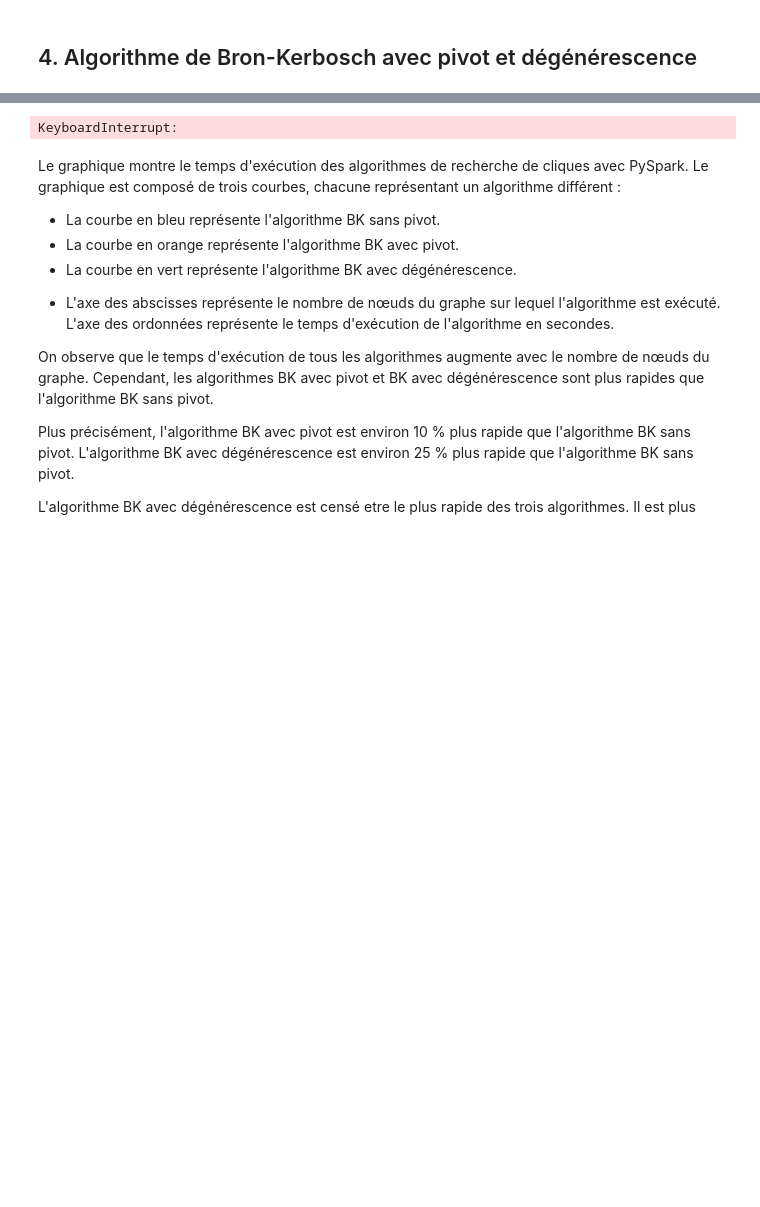
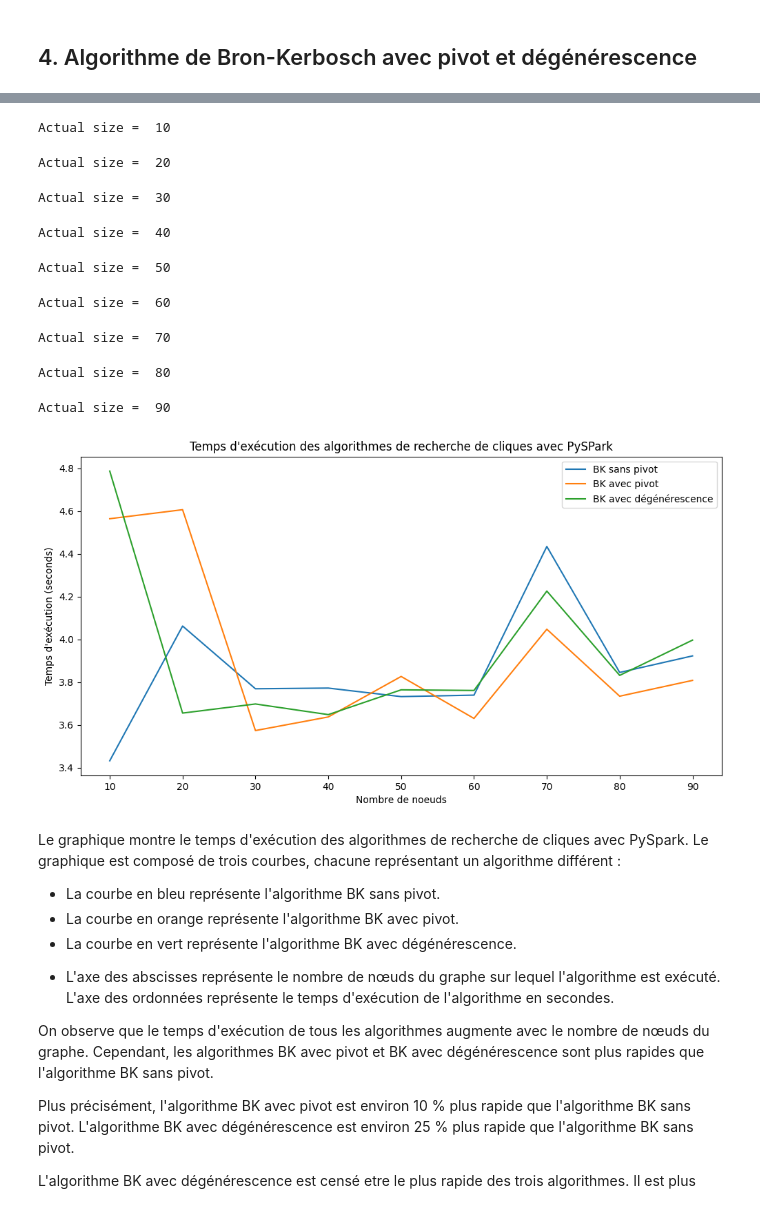
Before and after one commit to Reyane141101/vlg, a Jupyter notebook: tp2_et_3_final.ipynb, the cells around one changed output, grey strips where cells are left out. Drawn from its saved outputs; the diff is of its cells as text; code cells hidden in the pictures; blank space fills up the shorter version.

```diff
--- a/tp2_et_3_final.ipynb
+++ b/tp2_et_3_final.ipynb
@@ -425,36 +535,44 @@ afficher_graphe_avec_clique_maximale(G, clique_max_bron_kerbosch3, "Bron-Kerbosc
 # %%
-graph_sizes = [i for i in range(10, 300, 10)]
+graph_sizes = [i for i in range(10, 100, 10)]
 
 bk_without_times = []
 bk_with_times = []
 bk_with_degeneracy_times = []
 
 for n in graph_sizes:
     graph = nx.erdos_renyi_graph(n, 0.5)
-
     start_time = time.time()
     find_maximal_cliques_bron_kerbosch1_spark(graph)
     bk_without_times.append(time.time() - start_time)
 
     start_time = time.time()
     find_maximal_cliques_bron_kerbosch2_spark(graph)
     bk_with_times.append(time.time() - start_time)
 
     start_time = time.time()
     bron_kerbosch3_spark(graph)
     bk_with_degeneracy_times.append(time.time() - start_time)
 
 plt.figure(figsize=(12, 6))
 plt.plot(graph_sizes, bk_without_times, label='BK sans pivot')
 plt.plot(graph_sizes, bk_with_times, label='BK avec pivot')
 plt.plot(graph_sizes, bk_with_degeneracy_times, label='BK avec dégénérescence')
 plt.xlabel('Nombre de noeuds')
 plt.ylabel('Temps d\'exécution (seconds)')
 plt.title('Temps d\'exécution des algorithmes de recherche de cliques avec PySPark')
 plt.legend()
 plt.show()
 # %% [output]
-KeyboardInterrupt:
+Actual size =  10
+Actual size =  20
+Actual size =  30
+Actual size =  40
+Actual size =  50
+Actual size =  60
+Actual size =  70
+Actual size =  80
+Actual size =  90
+[figure, added]
 # %% [markdown]
 Le graphique montre le temps d'exécution des algorithmes de recherche de cliques avec PySpark. Le graphique est composé de trois courbes, chacune représentant un algorithme différent :
 
```
Also changed, not shown: parts of 14 cells of this notebook.
